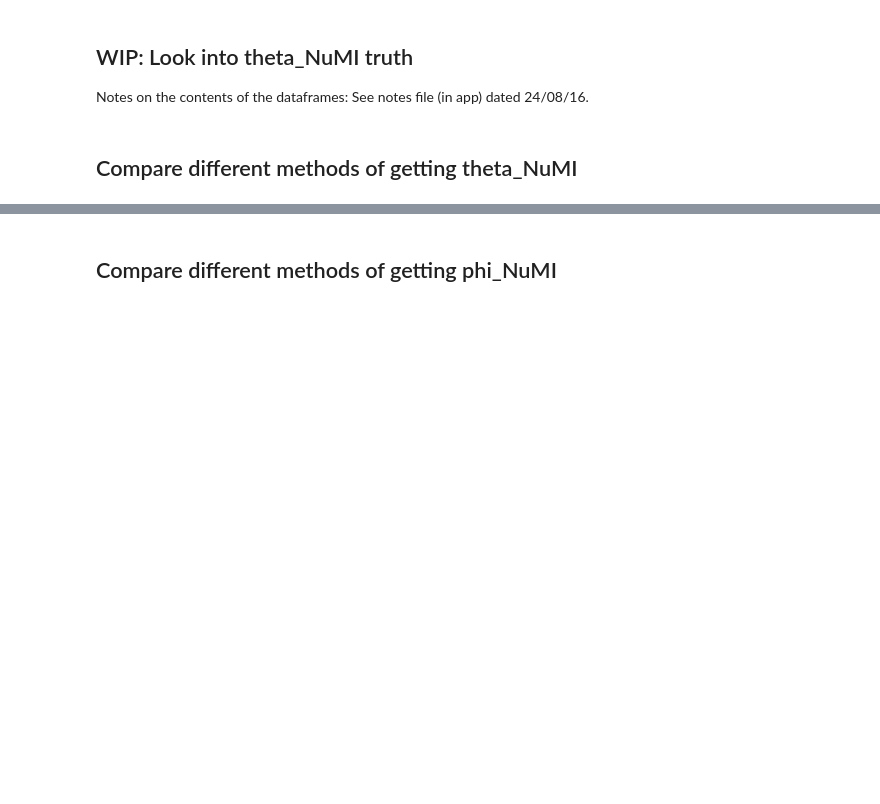
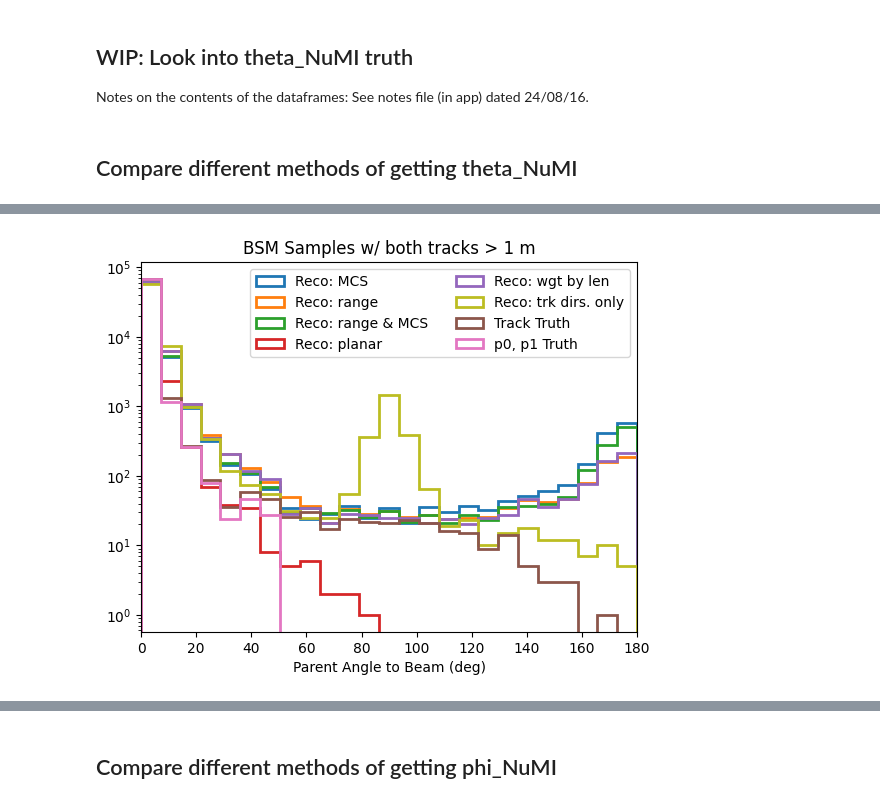
Before and after one commit to SBNSoftware/sbnana, a Jupyter notebook: sbnana/SBNAna/icarus-analysis-villiage/pyana/dimuon-tools/nb/unc_MCstudies.ipynb, the cells around one changed output, grey strips where cells are left out. Saved outputs shown, nothing was run; the diff lists cells and outputs as text; code cells hidden in the pictures; blank space fills up the shorter version.

```diff
--- a/sbnana/SBNAna/icarus-analysis-villiage/pyana/dimuon-tools/nb/unc_MCstudies.ipynb
+++ b/sbnana/SBNAna/icarus-analysis-villiage/pyana/dimuon-tools/nb/unc_MCstudies.ipynb
@@ -188,0 +265,89 @@ plt.show()
+# %%
+# What's with the 90* bump for trk_dir_only?
+# ANSWER: bump is comprised of cases where one of the tracks is reconstructed backwards, as pointed to by seeing that the reconstructed opening angle for those events is ~180*.
+
+# Redo plot in above cell, excluding short tracks:
+df = evtdf[make_categories(evtdf)[0]]
+df = df[df.shorter_track_length > 100.]
+mcs_hist = plt.hist(df.Snumi_angle_mcs*180./math.pi, bins=mybins, linewidth=2, histtype='step', label='Reco: MCS', range=myrange, color='C0')
+plt.hist(df.Snumi_angle_rangeBased*180./math.pi, bins=mybins, linewidth=2, histtype='step', label='Reco: range', range=myrange, color='C1')
+plt.hist(df.Snumi_angle_hybrid_rangeMCS*180./math.pi, bins=mybins, linewidth=2, histtype='step', label='Reco: range & MCS', range=myrange, color='C2')
+planar_hist = plt.hist(df.Snumi_angle_planar*180./math.pi, bins=mybins, linewidth=2, histtype='step', label='Reco: planar', range=myrange, color='C3')
+plt.hist(df.Snumi_angle_wgtByLen*180./math.pi, bins=mybins, linewidth=2, histtype='step', label='Reco: wgt by len', range=myrange, color='C4')
+plt.hist(df.Snumi_angle_trkDirOnly*180./math.pi, bins=mybins, linewidth=2, histtype='step', label='Reco: trk dirs. only', range=myrange, color='C8')
+plt.hist(df.Snumi_angle_trueTrk*180./math.pi, bins=mybins, linewidth=2, histtype='step', label='Track Truth', range=myrange, color='C5')
+p01_truth_hist = plt.hist(df.Snumi_angle_trueParticle*180./math.pi, bins=mybins, linewidth=2, histtype='step', label='p0, p1 Truth', range=myrange, color='C6')
+plt.legend(fontsize=10, ncols=2)
+plt.yscale("log")
+plt.xlim(myrange)
+plt.xlabel("Parent Angle to Beam (deg)")
+#plt.title("Full dataset: all signal and all bg events")
+plt.title("BSM Samples w/ both tracks > 1 m")
+plt.show()
+# Interpretation: bump not caused by short tracks.
+
+# Check length of tracks for candidates that have theta_NuMI_trk_dir_only between 80-100 degrees:
+df = evtdf[make_categories(evtdf)[0]]
+df_theta90 = df[(80. < df.Snumi_angle_trkDirOnly*180./math.pi) &
+                (df.Snumi_angle_trkDirOnly*180./math.pi < 100.)
+               ]
+
+# PLOT TRACK LENGTHS:
+
+myrange = (0,200)
+plt.hist(df_theta90.longer_track_length, histtype='step', label='longer track', range=myrange, bins=20)
+plt.hist(df_theta90.shorter_track_length, histtype='step', label='shorter track', range=myrange, bins=20)
+plt.legend()
+plt.title('BSM Events in trk_dir_only bump')
+plt.show()
+
+myrange = (0,200)
+plt.hist(df.longer_track_length, histtype='step', label='longer track', range=myrange, bins=20)
+plt.hist(df.shorter_track_length, histtype='step', label='shorter track', range=myrange, bins=20)
+plt.legend()
+plt.title('All BSM Events')
+plt.show()
+
+# IS ONE OF THE TRACKS RECONSTRUCTED BACKWARDS? CHECK OPENING ANGLE.
+
+myrange = (0,180)
+mydensity = False
+plt.hist(df.opening_angle*180./math.pi, histtype='step', label='all BSM evts',
+         range=myrange, bins=20, density=mydensity)
+plt.hist(df_theta90.opening_angle*180./math.pi, histtype='step', label='just BSM evts in bump',
+         range=myrange, bins=20, density=mydensity)
+plt.legend()
+plt.xlabel('opening angle')
+plt.show()
+
+# CHECK PDGS OF TRACKS:
+
+print(np.unique(df_theta90.trunk.trk.truth.p.pdg))
+print(np.unique(df_theta90.branch.trk.truth.p.pdg))
+
+# Bar graph for trunks:
+trunk_unq = np.unique(df_theta90.trunk.trk.truth.p.pdg)
+trunk_bar_heights = []
+for pdg in trunk_unq:
+    #print(pdg)
+    #print(df_theta90[ df_theta90.trunk.trk.truth.p.pdg == pdg ].shape)
+    trunk_bar_heights.append(df_theta90[ df_theta90.trunk.trk.truth.p.pdg == pdg ].shape[0])
+plt.bar( range(len(trunk_unq)), trunk_bar_heights, tick_label=trunk_unq )
+plt.title('Trunk Tracks')
+plt.show()
+
+# Bar graph for branches:
+trunk_unq = np.unique(df_theta90.branch.trk.truth.p.pdg)
+trunk_bar_heights = []
+for pdg in trunk_unq:
+    #print(pdg)
+    #print(df_theta90[ df_theta90.trunk.trk.truth.p.pdg == pdg ].shape)
+    trunk_bar_heights.append(df_theta90[ df_theta90.trunk.trk.truth.p.pdg == pdg ].shape[0])
+plt.bar( range(len(trunk_unq)), trunk_bar_heights, tick_label=trunk_unq )
+plt.title('Branch Tracks')
+plt.show()
+
+#plt.hist()
+#for c in df.columns: print(c)
+# %% [output]
+[figure, added]
```
Also changed, not shown: parts of 36 cells of this notebook, 25 other files.
